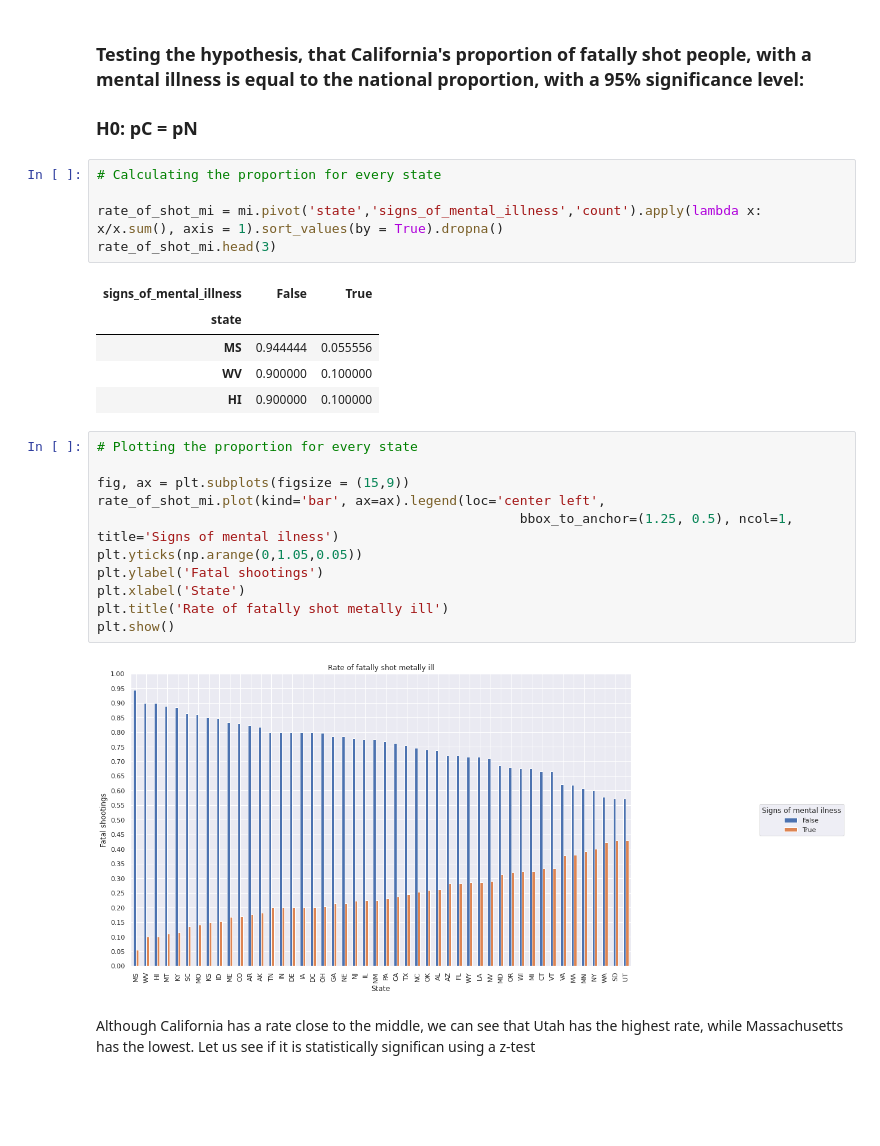
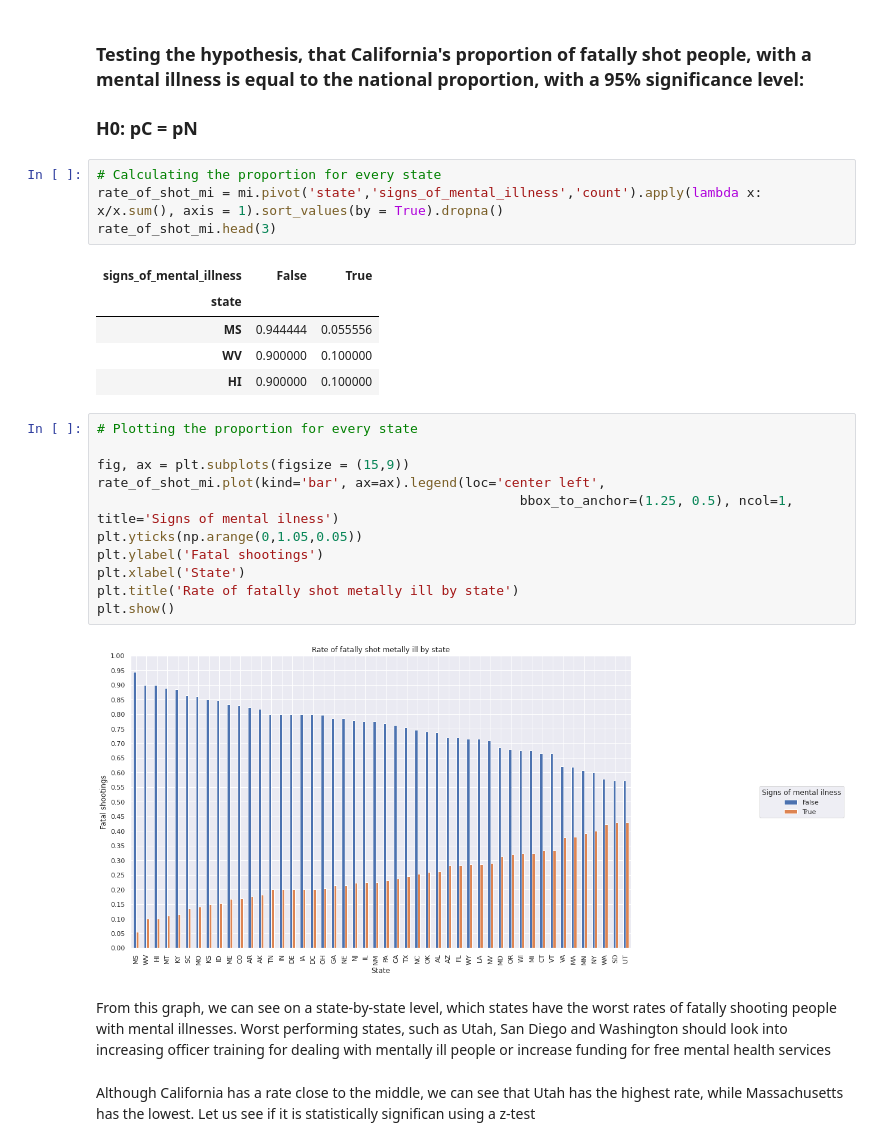
Before and after one commit to valdas-v1/Fatal-Police-Shooting-in-United-States, a Jupyter notebook: notebook.ipynb, the cells around one changed output. Cells and saved outputs as stored; diff of their text form; blank space fills up the shorter version.

```diff
--- a/notebook.ipynb
+++ b/notebook.ipynb
@@ -159,7 +160,6 @@ We can see that California has by far the most fatal shootings by the police, le
 ### H0: pC = pN
 # %%
 # Calculating the proportion for every state
-
 rate_of_shot_mi = mi.pivot('state','signs_of_mental_illness','count').apply(lambda x: x/x.sum(), axis = 1).sort_values(by = True).dropna()
 rate_of_shot_mi.head(3)
 # %% [output]
@@ -171,16 +171,18 @@ rate_of_shot_mi.head(3)
 # %%
 # Plotting the proportion for every state
 
 fig, ax = plt.subplots(figsize = (15,9))
 rate_of_shot_mi.plot(kind='bar', ax=ax).legend(loc='center left',
                                                       bbox_to_anchor=(1.25, 0.5), ncol=1, title='Signs of mental ilness')
 plt.yticks(np.arange(0,1.05,0.05))
 plt.ylabel('Fatal shootings')
 plt.xlabel('State')
-plt.title('Rate of fatally shot metally ill')
+plt.title('Rate of fatally shot metally ill by state')
 plt.show()
 # %% [output]
-[figure, old version]
+[figure, new version]
+# %% [markdown]
+From this graph, we can see on a state-by-state level, which states have the worst rates of fatally shooting people with mental illnesses. Worst performing states, such as Utah, San Diego and Washington should look into increasing officer training for dealing with mentally ill people or increase funding for free mental health services
 # %% [markdown]
 Although California has a rate close to the middle, we can see that Utah has the highest rate, while Massachusetts has the lowest. Let us see if it is statistically significan using a z-test
 # %% [markdown]
```
Also changed, not shown: parts of 7 cells of this notebook.
